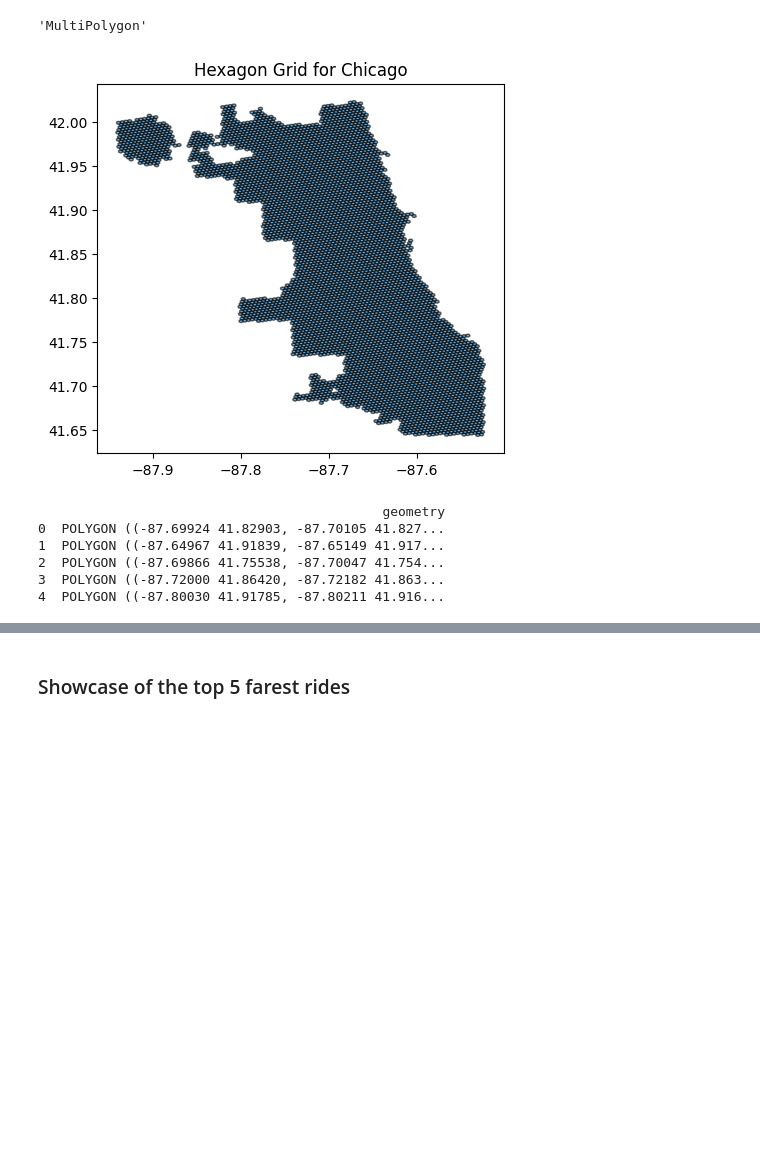
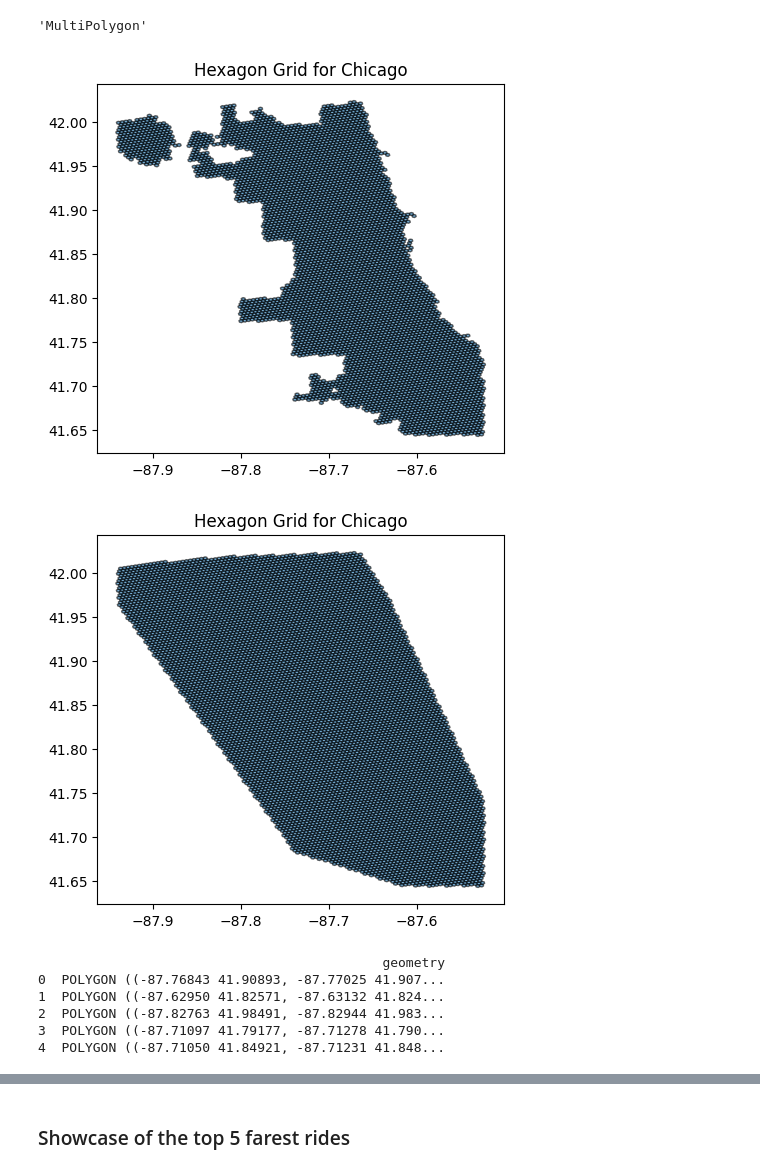
Before and after one commit to smolinde/Duracell_AAA_2024, a Jupyter notebook: Notebooks/Geometry_Shapes.ipynb, the cells around one changed output, grey strips where cells are left out. Drawn from its saved outputs; the diff is of its cells as text; code cells hidden in the pictures; blank space fills up the shorter version.

```diff
--- a/Notebooks/Geometry_Shapes.ipynb
+++ b/Notebooks/Geometry_Shapes.ipynb
@@ -80,24 +93,32 @@ def hexagonize_geodataframe(geometry, hex_size):
 # %%
 # Example usage for the entire city
 hex_size = 9  # Example hexagon size
 chicago_hex_gdf = hexagonize_geodataframe(chicago_shape, hex_size)
+chicago_hex_gdf_convex_hull = hexagonize_geodataframe(chicago_shape_convex_hull, hex_size)
 
 # Plot to visualize the hexagons
 fig, ax = plt.subplots()
 chicago_hex_gdf.plot(ax=ax, edgecolor='k', alpha=0.6)
 plt.title('Hexagon Grid for Chicago')
 plt.show()
 
+# Plot to visualize the hexagons
+fig, ax = plt.subplots()
+chicago_hex_gdf_convex_hull.plot(ax=ax, edgecolor='k', alpha=0.6)
+plt.title('Hexagon Grid for Chicago')
+plt.show()
+
 # Display the first few rows of the hexagon GeoDataFrame
 print(chicago_hex_gdf.head())
 # %% [output]
 [figure]
+[figure, added]
                                             geometry
-0  POLYGON ((-87.69924 41.82903, -87.70105 41.827...
-1  POLYGON ((-87.64967 41.91839, -87.65149 41.917...
-2  POLYGON ((-87.69866 41.75538, -87.70047 41.754...
-3  POLYGON ((-87.72000 41.86420, -87.72182 41.863...
-4  POLYGON ((-87.80030 41.91785, -87.80211 41.916...
+0  POLYGON ((-87.76843 41.90893, -87.77025 41.907...
+1  POLYGON ((-87.62950 41.82571, -87.63132 41.824...
+2  POLYGON ((-87.82763 41.98491, -87.82944 41.983...
+3  POLYGON ((-87.71097 41.79177, -87.71278 41.790...
+4  POLYGON ((-87.71050 41.84921, -87.71231 41.848...
 # %%
 # Function to assign hexagons to community areas
 def assign_hexagons_to_areas(hex_gdf, areas_gdf):
```
Also changed, not shown: parts of 19 cells of this notebook.
